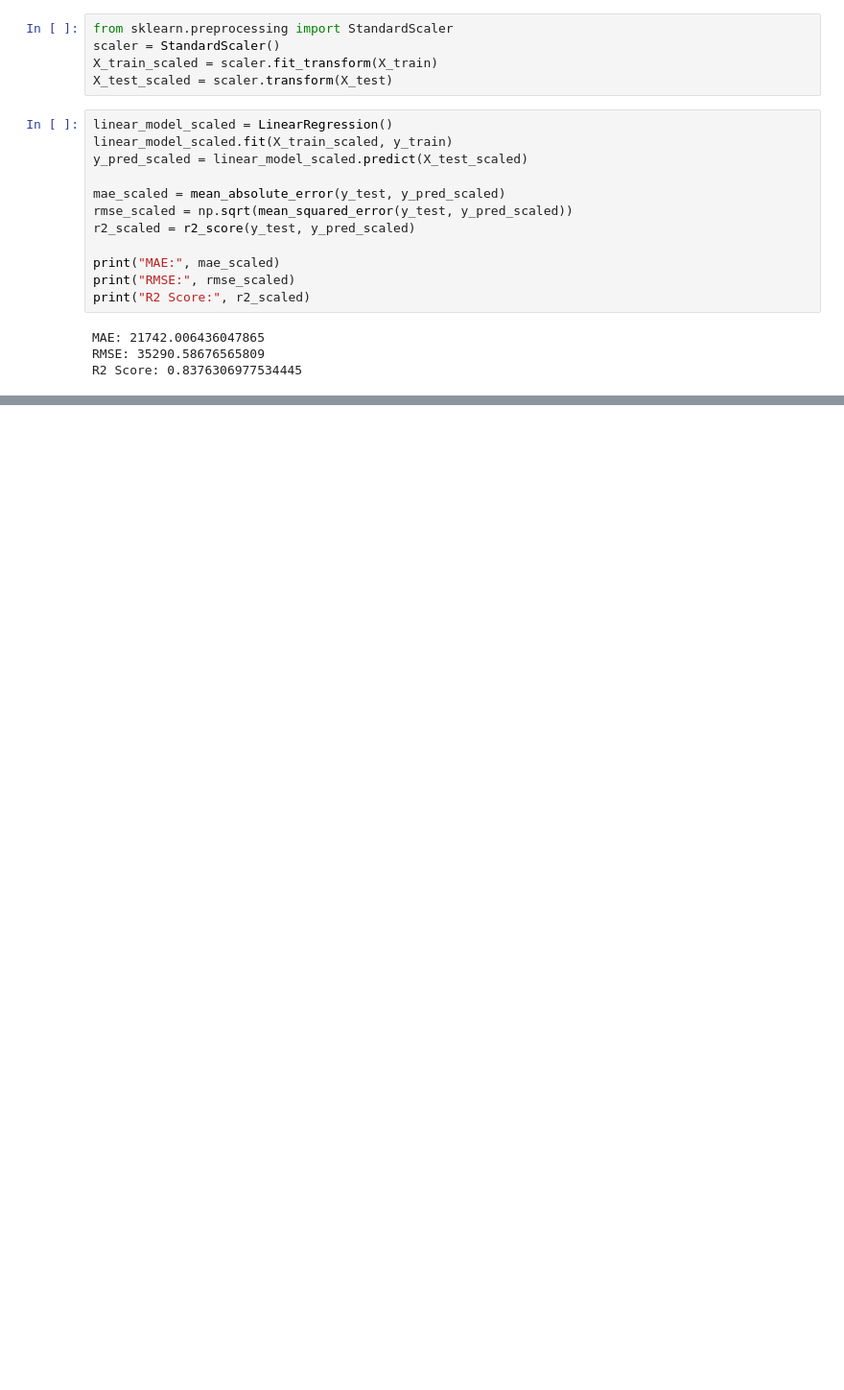
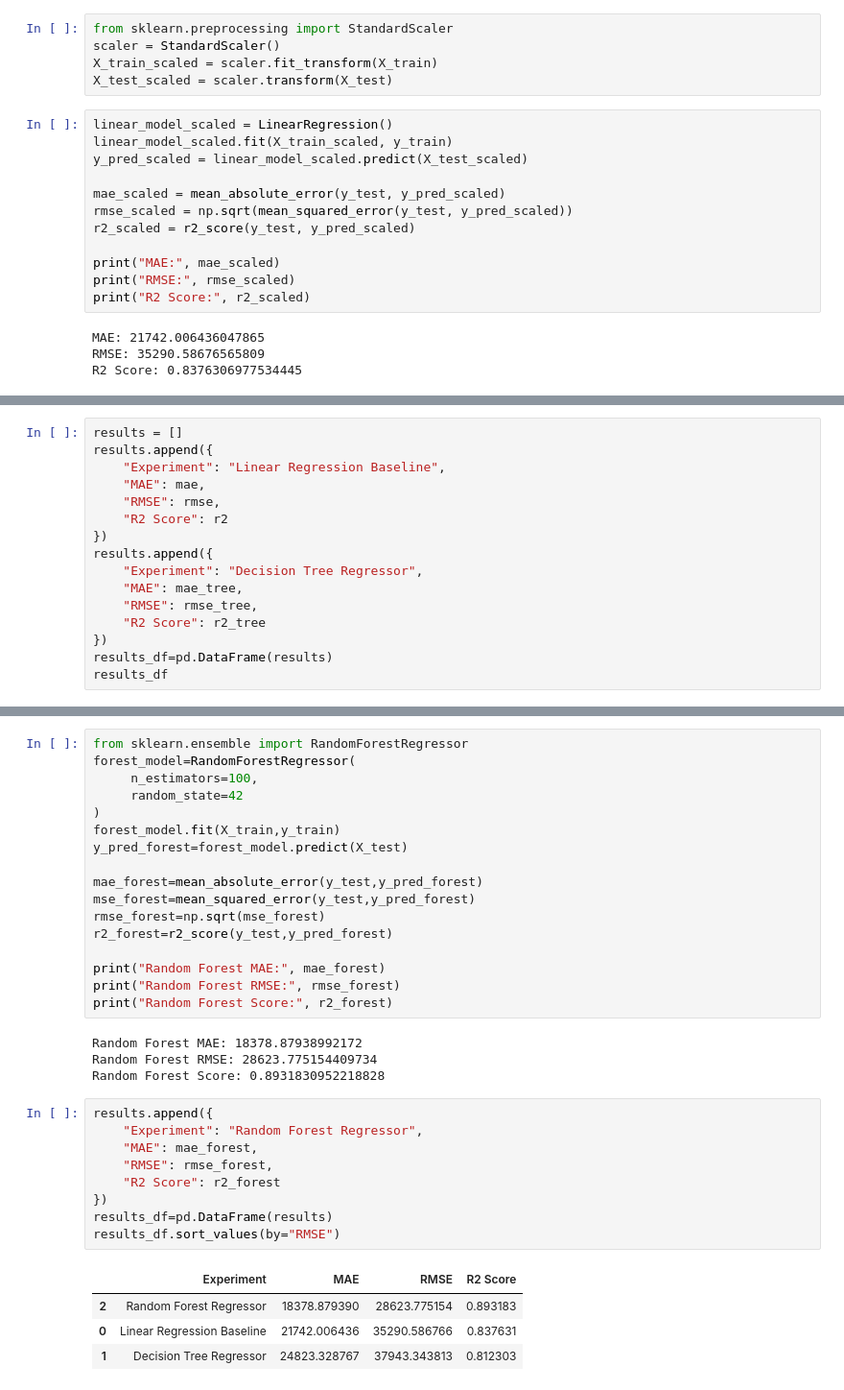
Before and after one commit to raghadnedal/house-price-prediction, a Jupyter notebook: house_price_prediction.ipynb, the cells around one changed output, grey strips where cells are left out. Shown at 96% size. Cells and saved outputs as stored; diff of their text form; blank space fills up the shorter version.

```diff
--- a/house_price_prediction.ipynb
+++ b/house_price_prediction.ipynb
@@ -421,0 +478,16 @@ R2 Score: 0.8376306977534445
+# %%
+results = []
+results.append({
+    "Experiment": "Linear Regression Baseline",
+    "MAE": mae,
+    "RMSE": rmse,
+    "R2 Score": r2
+})
+results.append({
+    "Experiment": "Decision Tree Regressor",
+    "MAE": mae_tree,
+    "RMSE": rmse_tree,
+    "R2 Score": r2_tree
+})
+results_df=pd.DataFrame(results)
+results_df
@@ -421,0 +514,35 @@ R2 Score: 0.8376306977534445
+# %%
+from sklearn.ensemble import RandomForestRegressor
+forest_model=RandomForestRegressor(
+     n_estimators=100,
+     random_state=42
+)
+forest_model.fit(X_train,y_train)
+y_pred_forest=forest_model.predict(X_test)
+
+mae_forest=mean_absolute_error(y_test,y_pred_forest)
+mse_forest=mean_squared_error(y_test,y_pred_forest)
+rmse_forest=np.sqrt(mse_forest)
+r2_forest=r2_score(y_test,y_pred_forest)
+
+print("Random Forest MAE:", mae_forest)
+print("Random Forest RMSE:", rmse_forest)
+print("Random Forest Score:", r2_forest)
+# %% [output]
+Random Forest MAE: 18378.87938992172
+Random Forest RMSE: 28623.775154409734
+Random Forest Score: 0.8931830952218828
+# %%
+results.append({
+    "Experiment": "Random Forest Regressor",
+    "MAE": mae_forest,
+    "RMSE": rmse_forest,
+    "R2 Score": r2_forest
+})
+results_df=pd.DataFrame(results)
+results_df.sort_values(by="RMSE")
+# %% [output]
+|  | Experiment | MAE | RMSE | R2 Score |
+| 2 | Random Forest Regressor | 18378.879390 | 28623.775154 | 0.893183 |
+| 0 | Linear Regression Baseline | 21742.006436 | 35290.586766 | 0.837631 |
+| 1 | Decision Tree Regressor | 24823.328767 | 37943.343813 | 0.812303 |
```
Also changed, not shown: parts of 21 cells of this notebook.
